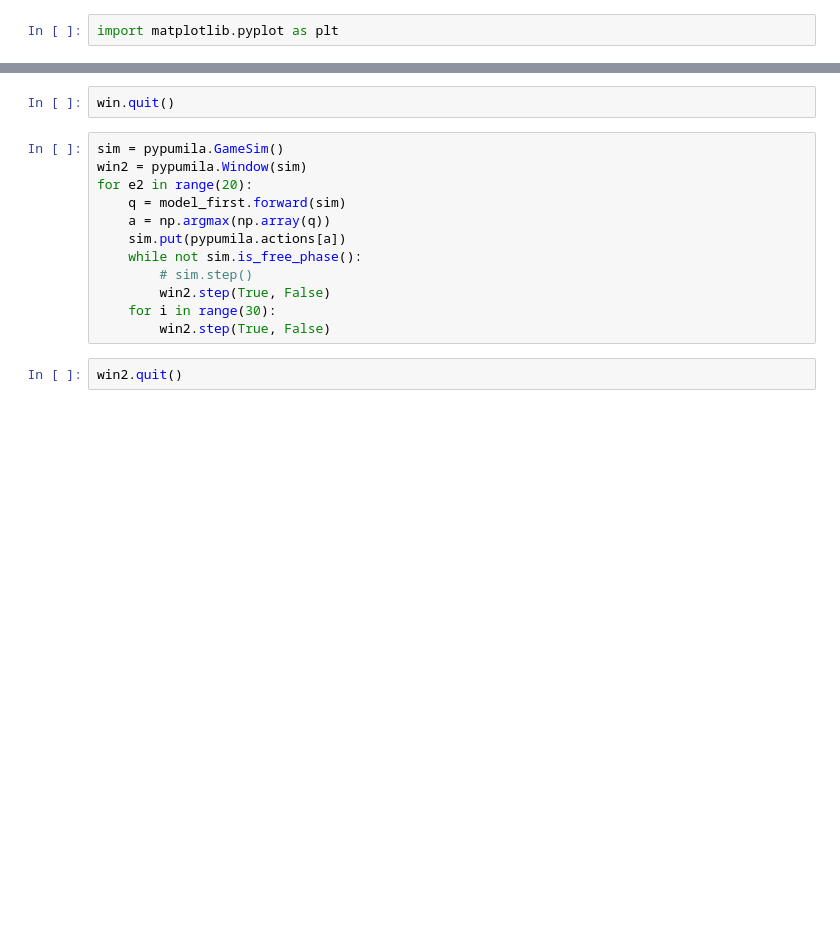
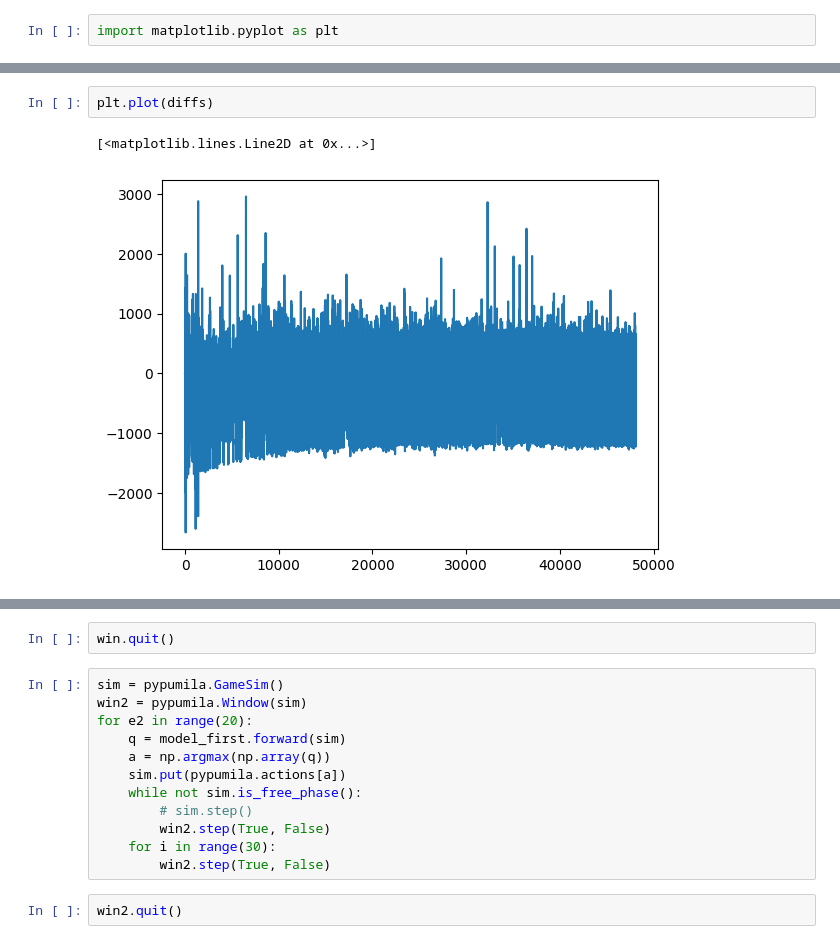
Before and after one commit to na-trium-144/pumila, a Jupyter notebook: notebook/pumila1.ipynb, the cells around one changed output, grey strips where cells are left out. Cells and saved outputs as stored; diff of their text form; blank space fills up the shorter version.

```diff
--- a/notebook/pumila1.ipynb
+++ b/notebook/pumila1.ipynb
@@ -82,3 +84,8 @@ plt.plot(hist)
+# %%
+plt.plot(diffs)
+# %% [output]
+[<matplotlib.lines.Line2D at 0x...>]
+[figure, added]
 # %%
 plt.plot(scores)
 # %% [output]
```
Also changed, not shown: parts of 10 cells of this notebook.
